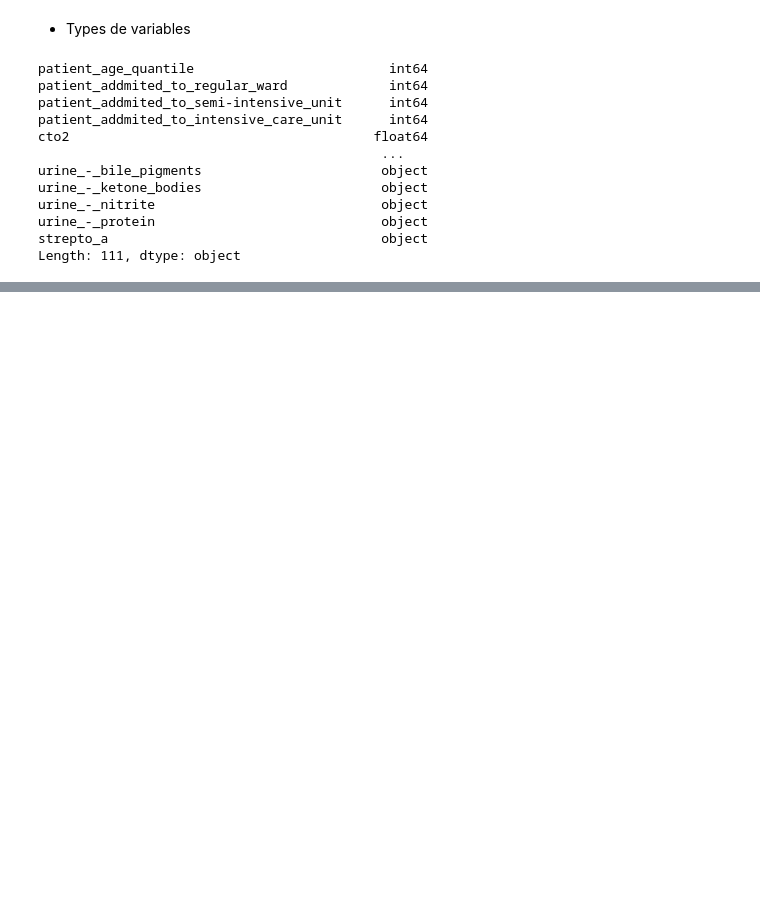
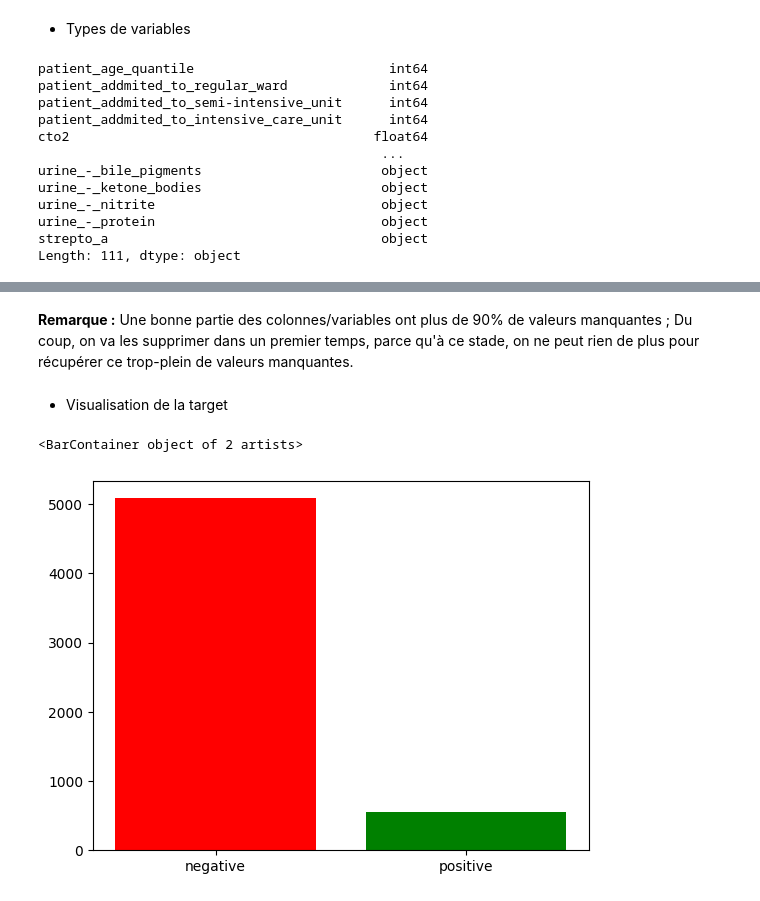
Before and after one commit to chanwinharold/COVID_19_-_DATA_SCIENCE_PROJECT, a Jupyter notebook: notebook.ipynb, the cells around one changed output, grey strips where cells are left out. Drawn from its saved outputs; the diff is of its cells as text; code cells hidden in the pictures; blank space fills up the shorter version.

```diff
--- a/notebook.ipynb
+++ b/notebook.ipynb
@@ -116,0 +114,3 @@ Length: 111, dtype: object
+# %%
+columns_NaN = (df.isnull().sum() * 100 / df.shape[0]).round(2).sort_values()
+columns_NaN
@@ -116,0 +130,15 @@ Length: 111, dtype: object
+# %% [markdown]
+**Remarque :** Une bonne partie des colonnes/variables ont plus de 90% de valeurs manquantes ; Du coup, on va les supprimer dans un premier temps, parce qu'à ce stade, on ne peut rien de plus pour récupérer ce trop-plein de valeurs manquantes.
+# %%
+df = df.drop(columns=[col for col, val in zip(columns_NaN.index, columns_NaN.values) if val > 90])
+# %%
+df = df.drop(columns='patient_id')
+# %% [markdown]
+- Visualisation de la target
+# %%
+target = "sars-cov-2_exam_result"
+target_grouped = df.groupby(target)[target].count()
+plt.bar(x=target_grouped.index, height=target_grouped.values, color=['red', 'green'])
+# %% [output]
+<BarContainer object of 2 artists>
+[figure, added]
```
Also changed, not shown: parts of 18 cells of this notebook.
